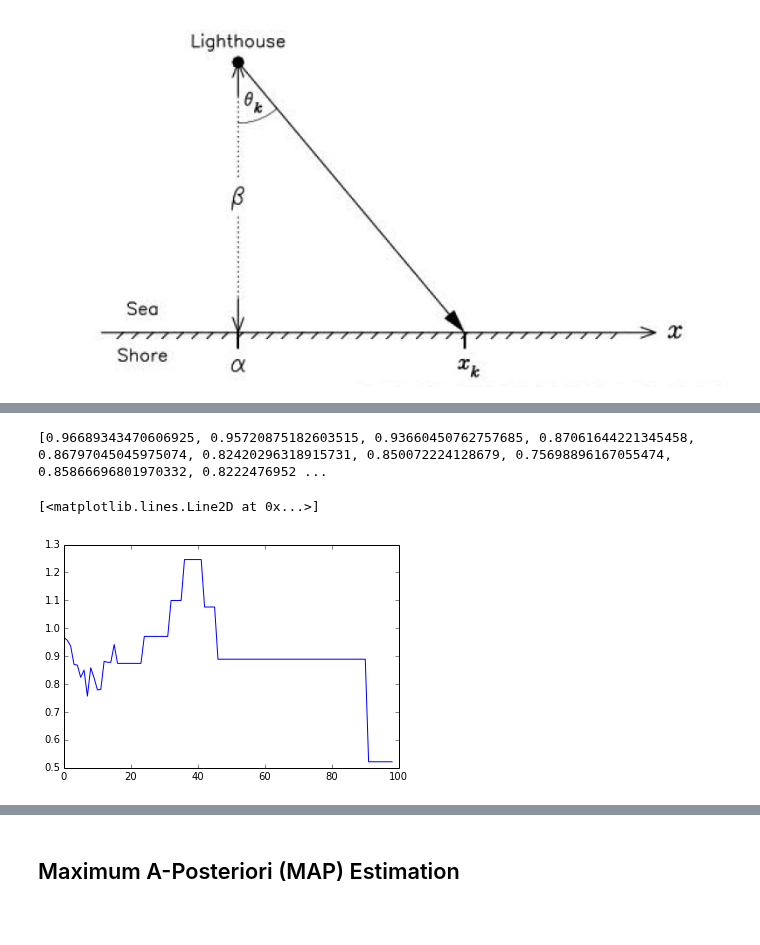
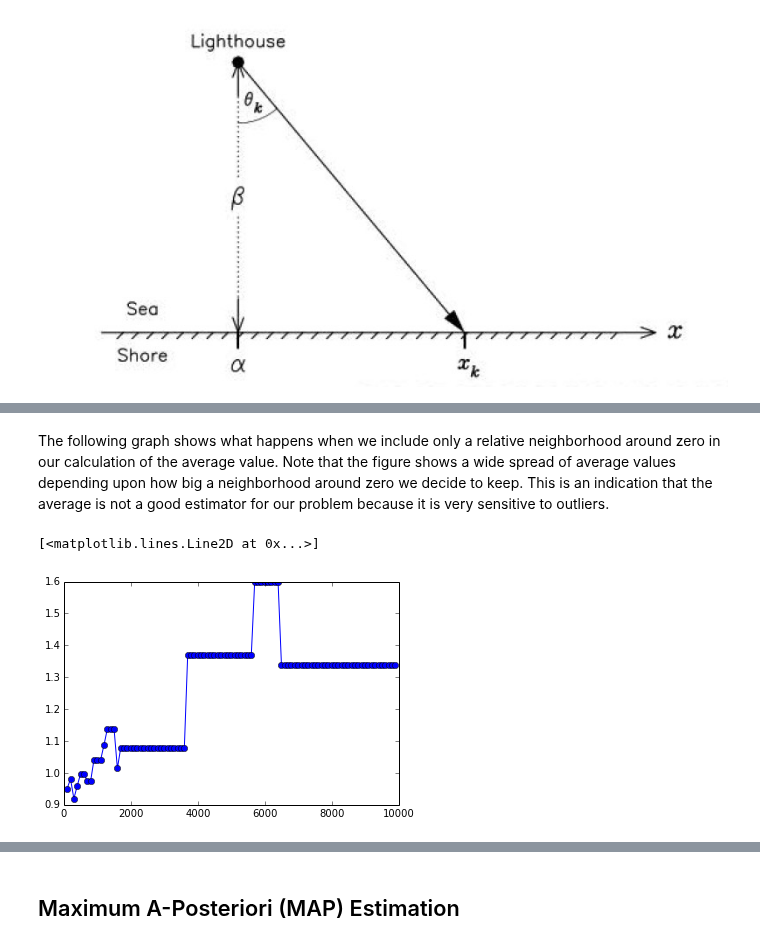
Before and after one commit to unpingco/Python-for-Signal-Processing, a Jupyter notebook: Lighthouse_problem.ipynb, the cells around one changed output, grey strips where cells are left out. Saved outputs shown, nothing was run; the diff lists cells and outputs as text; code cells hidden in the pictures; blank space fills up the shorter version.

Commit message:
more discussion for Lighthouse_problem.ipynb

```diff
--- a/Lighthouse_problem.ipynb
+++ b/Lighthouse_problem.ipynb
@@ -106,7 +125,7 @@ hist(o[np.where(abs(o)<200)]);
+# %% [markdown]
+The following graph shows what happens when we include only a relative neighborhood around zero in our calculation of the average value. Note that the figure shows a wide spread of average values depending upon how big a neighborhood around zero we decide to keep. This is an indication that the average is not a good estimator for our problem because it is very sensitive to outliers.
 # %%
-print ([o[np.where(abs(o)<i)].mean() for i in range(100,10000,100)])
-plot ([o[np.where(abs(o)<i)].mean() for i in range(100,10000,100)])
+plot (range(100,10000,100),[o[np.where(abs(o)<i)].mean() for i in range(100,10000,100)],'-o')
 # %% [output]
-[0.96689343470606925, 0.95720875182603515, 0.93660450762757685, 0.87061644221345458, 0.86797045045975074, 0.82420296318915731, 0.850072224128679, 0.75698896167055474, 0.85866696801970332, 0.8222476952 ...
+[<matplotlib.lines.Line2D at 0x...>]
-[<matplotlib.lines.Line2D at 0x...>]
-[figure, old version]
+[figure, new version]
```
Also changed, not shown: parts of 28 cells of this notebook.
